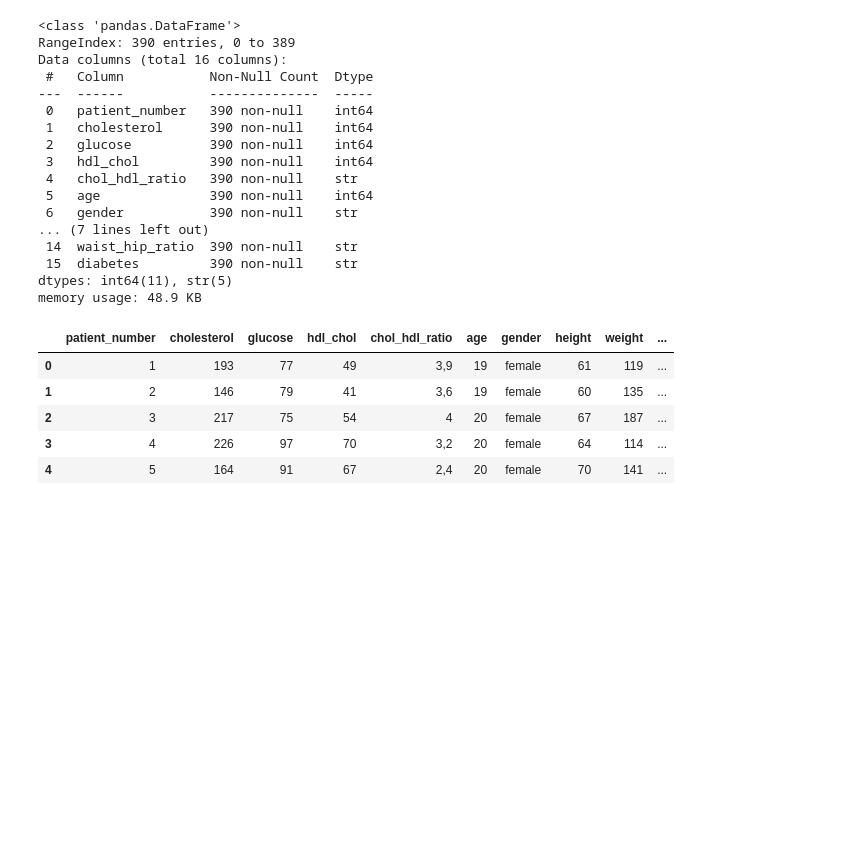
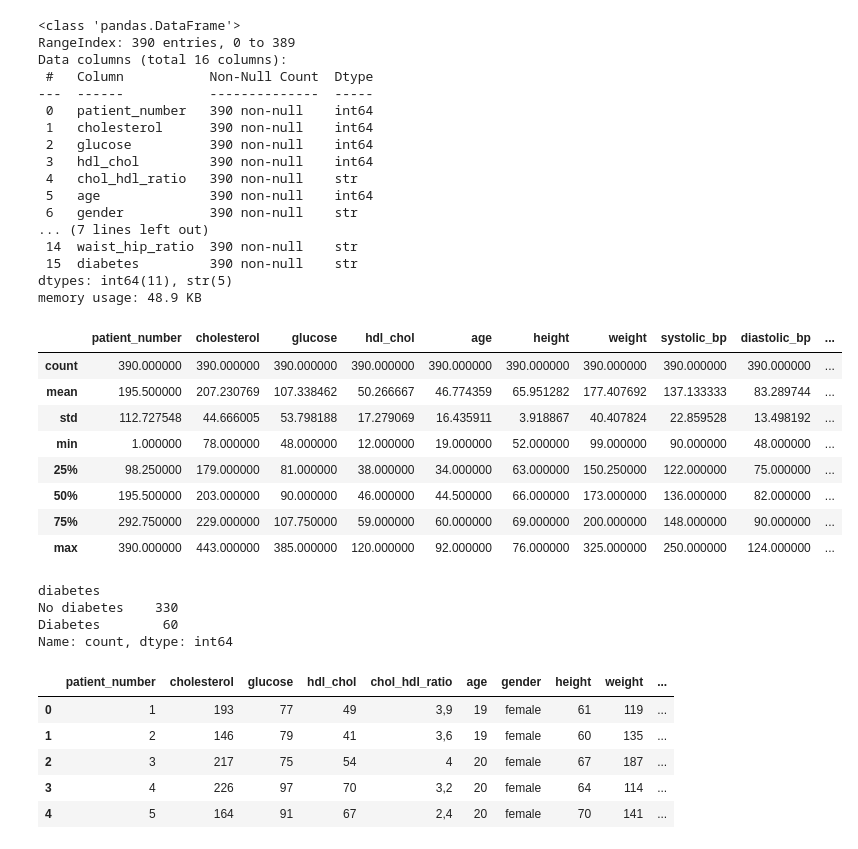
Before and after one commit to Emeron16/TechConsulting, a Jupyter notebook: Week2/diabetes_model.ipynb, the cells around one changed output. Saved outputs shown, nothing was run; the diff lists cells and outputs as text; code cells hidden in the pictures; blank space fills up the shorter version.

```diff
--- a/Week2/diabetes_model.ipynb
+++ b/Week2/diabetes_model.ipynb
@@ -36,6 +37,25 @@ Data columns (total 16 columns):
  15  diabetes         390 non-null    str
 dtypes: int64(11), str(5)
 memory usage: 48.9 KB
+# %%
+df.describe()
+# %% [output]
+|  | patient_number | cholesterol | glucose | hdl_chol | age | height | weight | systolic_bp | diastolic_bp | ... |
+| count | 390.000000 | 390.000000 | 390.000000 | 390.000000 | 390.000000 | 390.000000 | 390.000000 | 390.000000 | 390.000000 | ... |
+| mean | 195.500000 | 207.230769 | 107.338462 | 50.266667 | 46.774359 | 65.951282 | 177.407692 | 137.133333 | 83.289744 | ... |
+| std | 112.727548 | 44.666005 | 53.798188 | 17.279069 | 16.435911 | 3.918867 | 40.407824 | 22.859528 | 13.498192 | ... |
+| min | 1.000000 | 78.000000 | 48.000000 | 12.000000 | 19.000000 | 52.000000 | 99.000000 | 90.000000 | 48.000000 | ... |
+| 25% | 98.250000 | 179.000000 | 81.000000 | 38.000000 | 34.000000 | 63.000000 | 150.250000 | 122.000000 | 75.000000 | ... |
+| 50% | 195.500000 | 203.000000 | 90.000000 | 46.000000 | 44.500000 | 66.000000 | 173.000000 | 136.000000 | 82.000000 | ... |
+| 75% | 292.750000 | 229.000000 | 107.750000 | 59.000000 | 60.000000 | 69.000000 | 200.000000 | 148.000000 | 90.000000 | ... |
+| max | 390.000000 | 443.000000 | 385.000000 | 120.000000 | 92.000000 | 76.000000 | 325.000000 | 250.000000 | 124.000000 | ... |
+# %%
+df.diabetes.value_counts()
+# %% [output]
+diabetes
+No diabetes    330
+Diabetes        60
+Name: count, dtype: int64
 # %%
 df.head()
 # %% [output]
```
Also changed, not shown: parts of 21 cells of this notebook.
